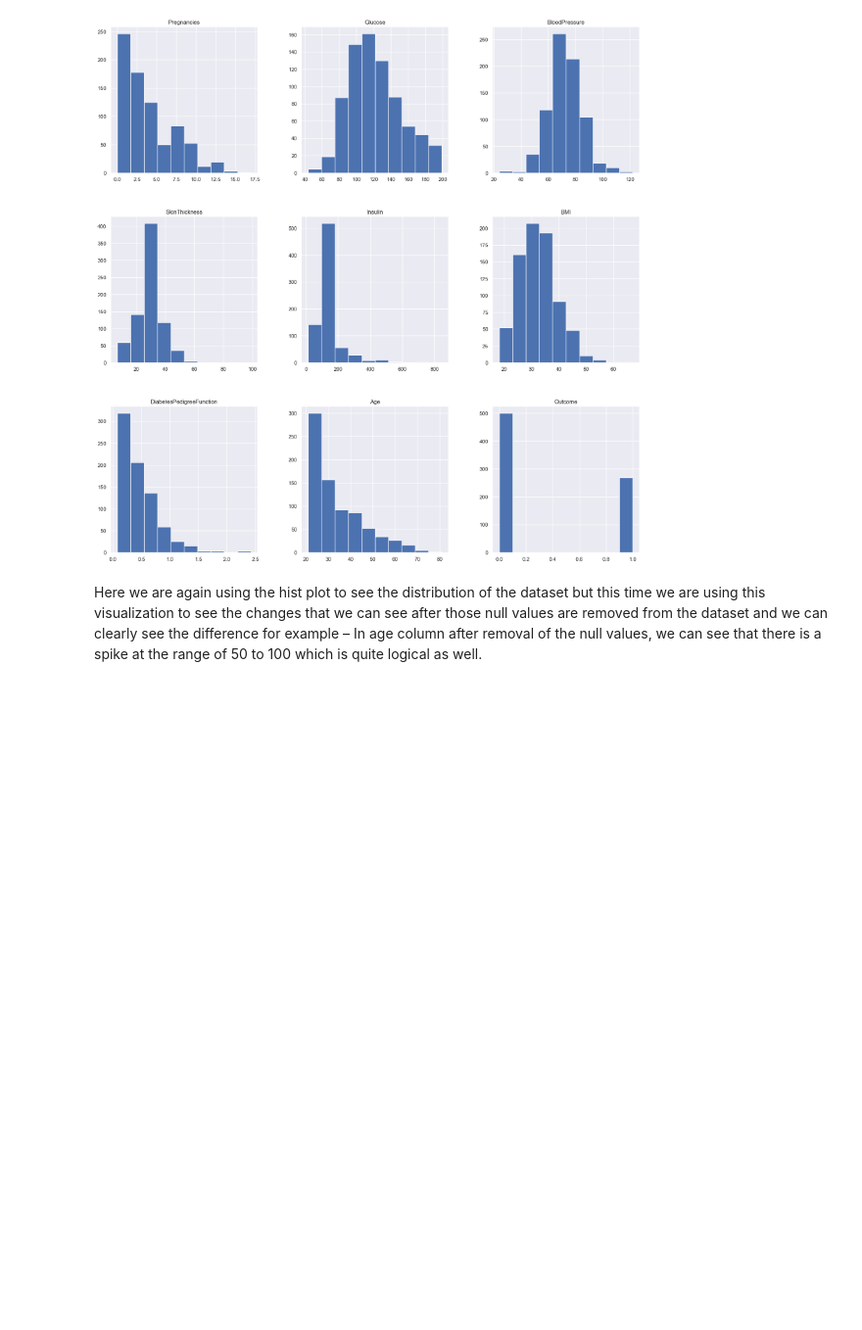
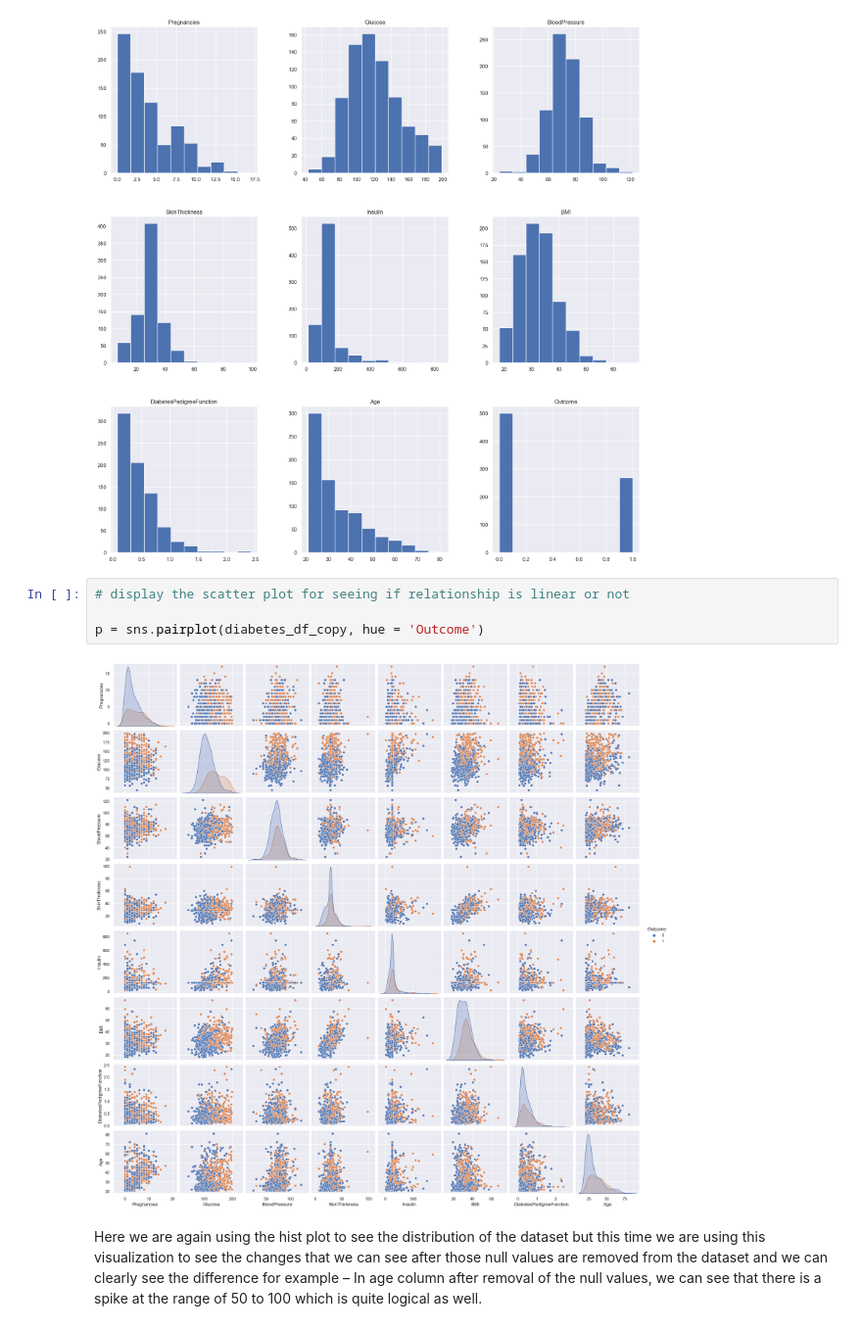
Before and after one commit to KengoKato02/Synopsis_Diabetes_Prediction_Model, a Jupyter notebook: src/main.ipynb, the cells around one changed output. Shown at 98% size. Saved outputs shown, nothing was run; the diff lists cells and outputs as text; blank space fills up the shorter version.

```diff
--- a/src/main.ipynb
+++ b/src/main.ipynb
@@ -135,6 +135,12 @@ diabetes_df_copy['BMI'].fillna(diabetes_df_copy['BMI'].median(), inplace = True)
 p = diabetes_df_copy.hist(figsize = (20,20))
 # %% [output]
 [figure]
+# %%
+# display the scatter plot for seeing if relationship is linear or not
+
+p = sns.pairplot(diabetes_df_copy, hue = 'Outcome')
+# %% [output]
+[figure, added]
 # %% [markdown]
 Here we are again using the hist plot to see the distribution of the dataset but this time we are using this visualization to see the changes that we can see after those null values are removed from the dataset and we can clearly see the difference for example – In age column after removal of the null values, we can see that there is a spike at the range of 50 to 100 which is quite logical as well.
 # %%
```
Also changed, not shown: parts of 16 cells of this notebook.
